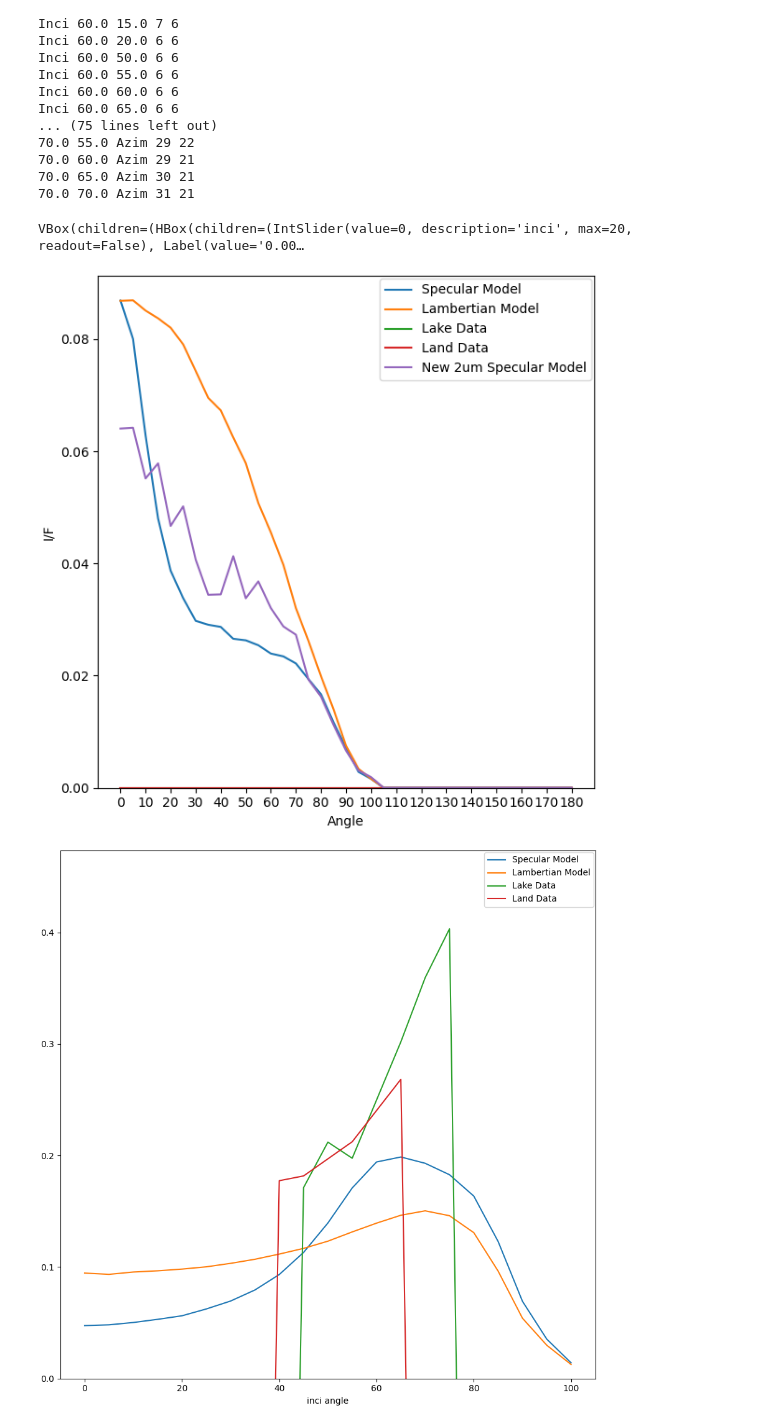
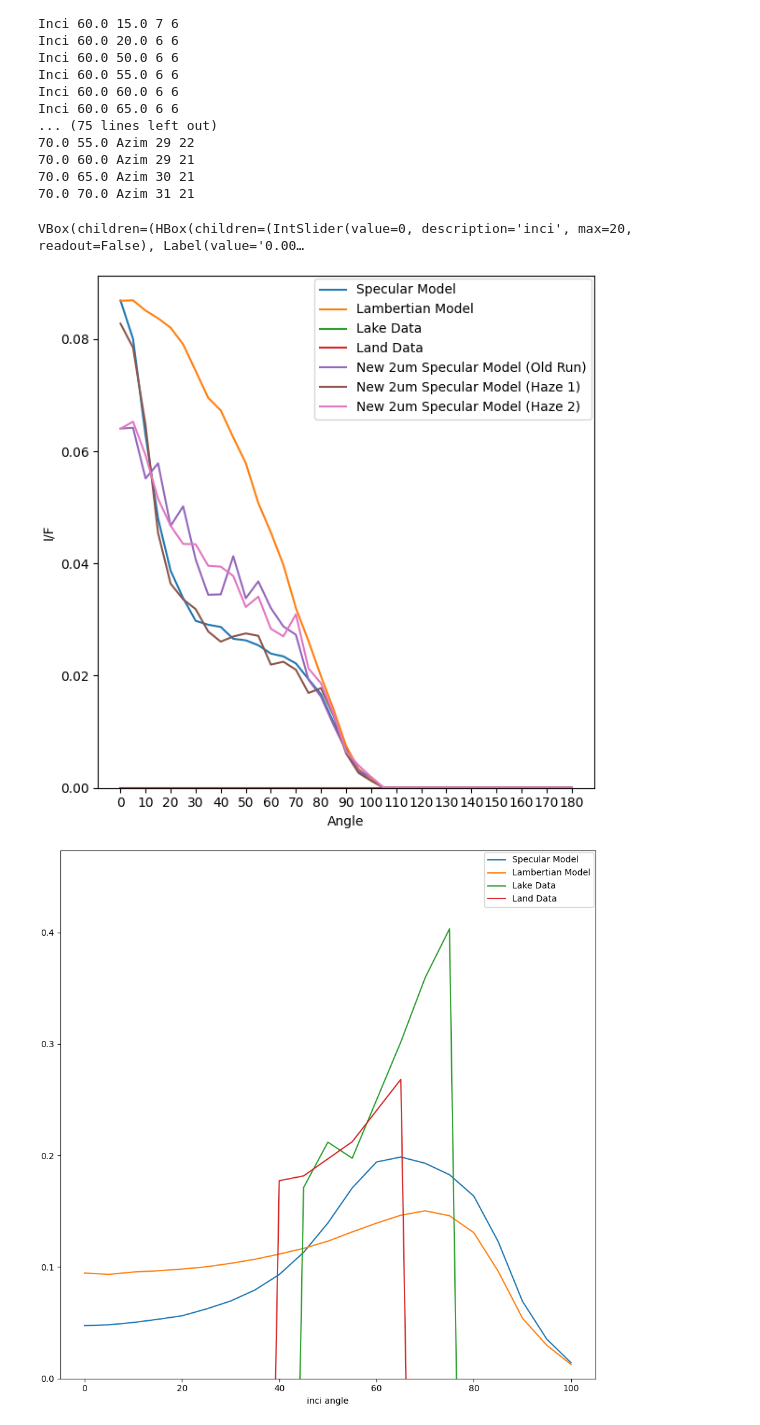
Before and after one commit to GMBlackjack/GMsNotes, a Jupyter notebook: SCRATCH WORK/LambertianSpecularDifferences/Specular Model Tester Present Comparison Method.ipynb, the cells around one changed output. Saved outputs shown, nothing was run; the diff lists cells and outputs as text; code cells hidden in the pictures.

```diff
--- a/SCRATCH WORK/LambertianSpecularDifferences/Specular Model Tester Present Comparison Method.ipynb
+++ b/SCRATCH WORK/LambertianSpecularDifferences/Specular Model Tester Present Comparison Method.ipynb
@@ -1550,35 +1639,91 @@ def SpecialD(inci,emis,azim,types):
             theLine.append(dataWinSpecial[inci][i][azim])
             i=i+1
     if (types == 3):
         while (i < 37):
             theLine.append(dataWinSpecial[inci][emis][i])
             i=i+1
 
     while (i < 37):
         theLine.append(0.)
         i=i+1
 
     return theLine
 
+def SpecialD1(inci,emis,azim,types):
+    theLine = []
+    inci =int(inci/5)
+    emis =int(emis/5)
+    azim =int(azim/5)
+    types =int(types)
+
+    i = 0
+    if (types == 1):
+        while (i < 21):
+            theLine.append(dataWinSpecial1[i][emis][azim]) #No need to multiply by 8 as this was calculated without other wavelenghts. Yes, an original code oversight.
+            i=i+1
+    if (types == 2):
+        while (i < 19):
+            theLine.append(dataWinSpecial1[inci][i][azim])
+            i=i+1
+    if (types == 3):
+        while (i < 37):
+            theLine.append(dataWinSpecial1[inci][emis][i])
+            i=i+1
+
+    while (i < 37):
+        theLine.append(0.)
+        i=i+1
+
+    return theLine
+
+def SpecialD2(inci,emis,azim,types):
+    theLine = []
+    inci =int(inci/5)
+    emis =int(emis/5)
+    azim =int(azim/5)
+    types =int(types)
+
+    i = 0
+    if (types == 1):
+        while (i < 21):
+            theLine.append(dataWinSpecial2[i][emis][azim]) #No need to multiply by 8 as this was calculated without other wavelenghts. Yes, an original code oversight.
+            i=i+1
+    if (types == 2):
+        while (i < 19):
+            theLine.append(dataWinSpecial2[inci][i][azim])
+            i=i+1
+    if (types == 3):
+        while (i < 37):
+            theLine.append(dataWinSpecial2[inci][emis][i])
+            i=i+1
+
+    while (i < 37):
+        theLine.append(0.)
+        i=i+1
+
+    return theLine
+
 angleLabels = [0, 10, 20, 30, 40, 50, 60, 70,
              80, 90, 100, 110, 120, 130, 140, 150,
              160, 170, 180]
 
 ticker = [0,2,4,6,8,10,12,14,16,18,20,22,24,26,28,30,32,34,36]
 
 controls = iplt.plot(SM, inci=inciSpace, emis=emisSpace, azim=azimSpace, types=typeSpace, ax = ax, label="Specular Model")
 iplt.plot(LM, controls=controls, ax = ax, label="Lambertian Model")
 iplt.plot(LkD, controls=controls, ax = ax, label="Lake Data")
 iplt.plot(LnD, controls=controls, ax = ax, label="Land Data")
-iplt.plot(SpecialD, controls=controls, ax = ax, label="New 2um Specular Model")
+iplt.plot(SpecialD, controls=controls, ax = ax, label="New 2um Specular Model (Old Run)")
+iplt.plot(SpecialD1, controls=controls, ax = ax, label="New 2um Specular Model (Haze 1)")
+iplt.plot(SpecialD2, controls=controls, ax = ax, label="New 2um Specular Model (Haze 2)")
 ax.set(ylim = 0.0,xlabel = "Angle", ylabel = "I/F", xticks = ticker, xticklabels = angleLabels)
 fig.legend()
 #plt.savefig("TitanColorSchemes.tif", format="tif", bbox_inches='tight')
 
 plt.show()
 # %% [output]
 VBox(children=(HBox(children=(IntSlider(value=0, description='inci', max=20, readout=False), Label(value='0.00…
-[figure, old version]
+[figure, new version]
 # %%
 #55
 
```
Also changed, not shown: parts of 5 cells of this notebook, 22 other files.
